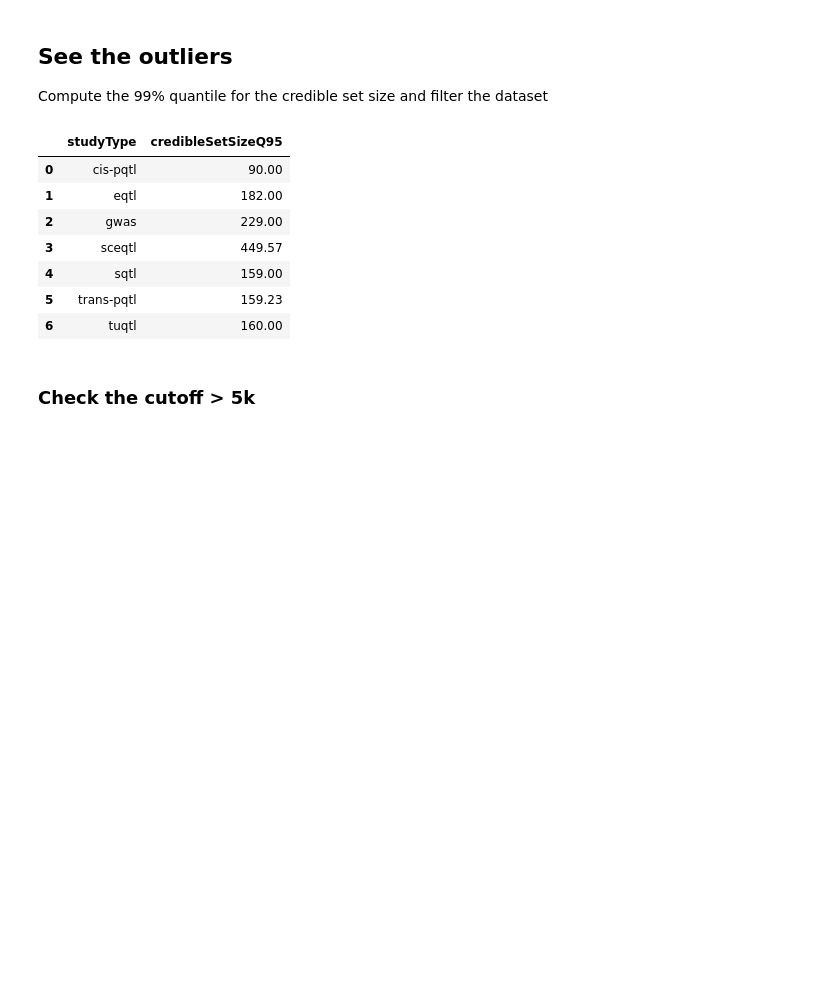
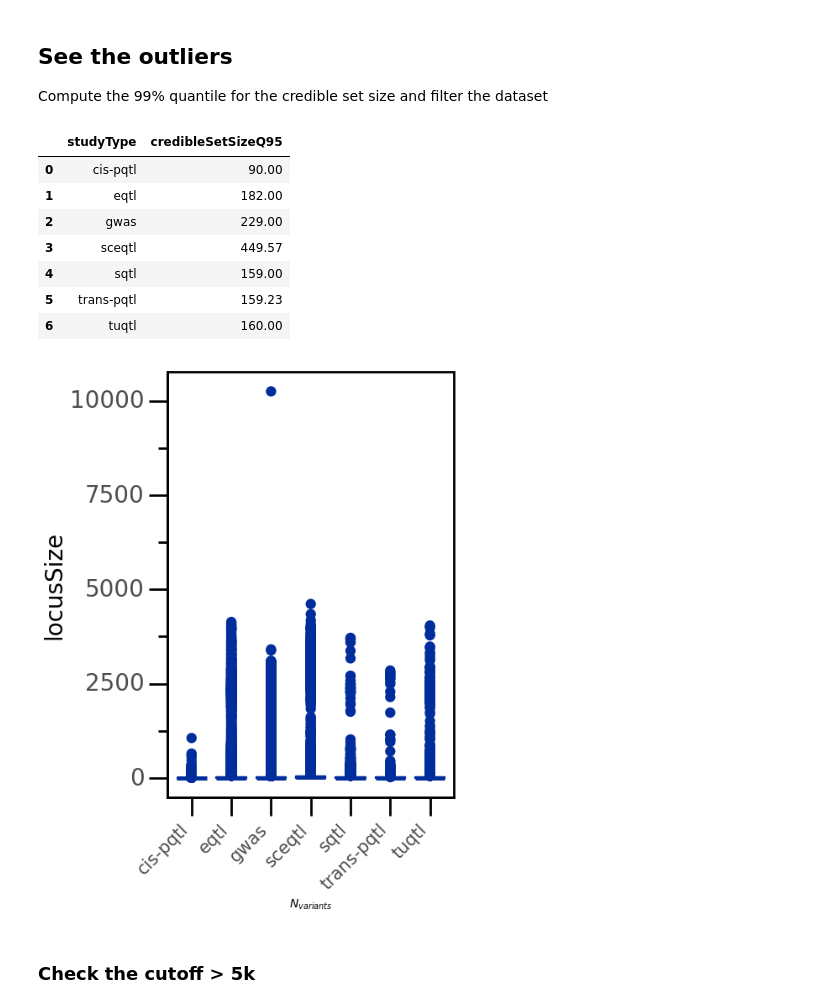
Before and after one commit to opentargets/Gentropy-manuscript, a Jupyter notebook: chapters/in_silico_effect_prediction/01.3_credible_set_size_qc.ipynb, the cells around one changed output. Saved outputs shown, nothing was run; the diff lists cells and outputs as text; code cells hidden in the pictures; blank space fills up the shorter version.

```diff
--- a/chapters/in_silico_effect_prediction/01.3_credible_set_size_qc.ipynb
+++ b/chapters/in_silico_effect_prediction/01.3_credible_set_size_qc.ipynb
@@ -142,22 +121,22 @@ Filename: plots/01.3_credible_set_size_by_study_type.jpg
 Compute the 99% quantile for the credible set size and filter the dataset
 # %%
 Q99 = (
-    data.toPandas()
-    .groupby("studyType")["locusSize"]
+    data.groupby("studyType")["locusSize"]
     .quantile(0.99)
     .reset_index()
     .rename(columns={"locusSize": "credibleSetSizeQ95"})
 )
 Q99
 # %% [output]
 |  | studyType | credibleSetSizeQ95 |
 | 0 | cis-pqtl | 90.00 |
 | 1 | eqtl | 182.00 |
 | 2 | gwas | 229.00 |
 | 3 | sceqtl | 449.57 |
 | 4 | sqtl | 159.00 |
 | 5 | trans-pqtl | 159.23 |
 | 6 | tuqtl | 160.00 |
+[figure, added]
 # %% [markdown]
 ### Check the cutoff > 5k
 # %%
```
Also changed, not shown: parts of 8 cells of this notebook, 17 other files.
